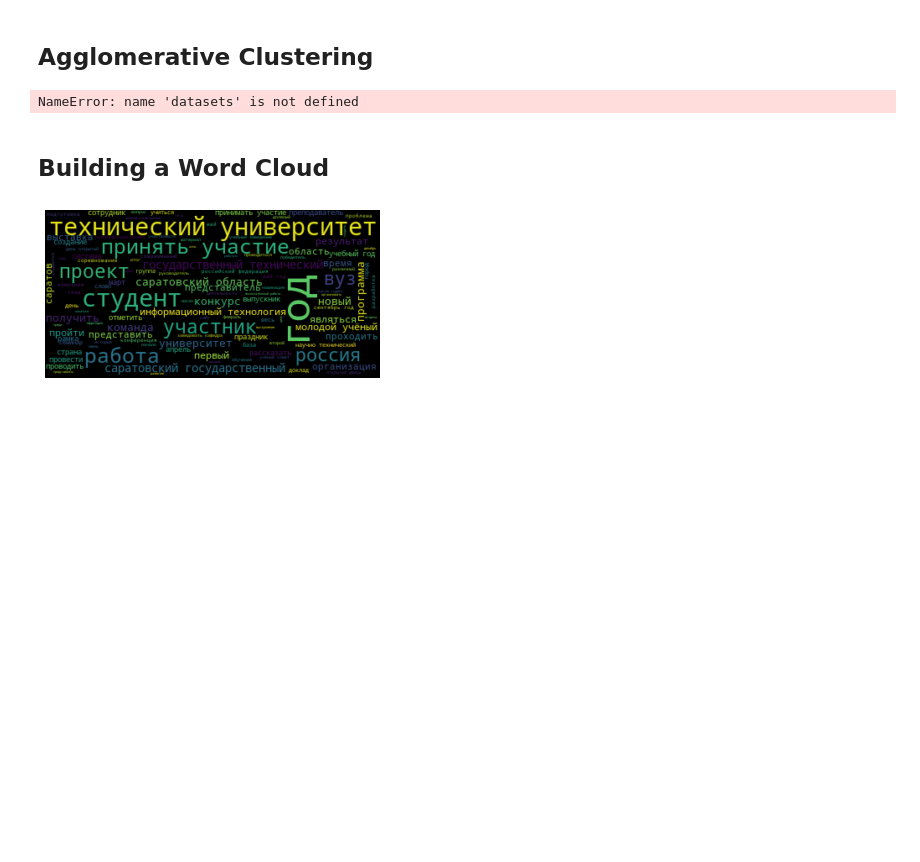
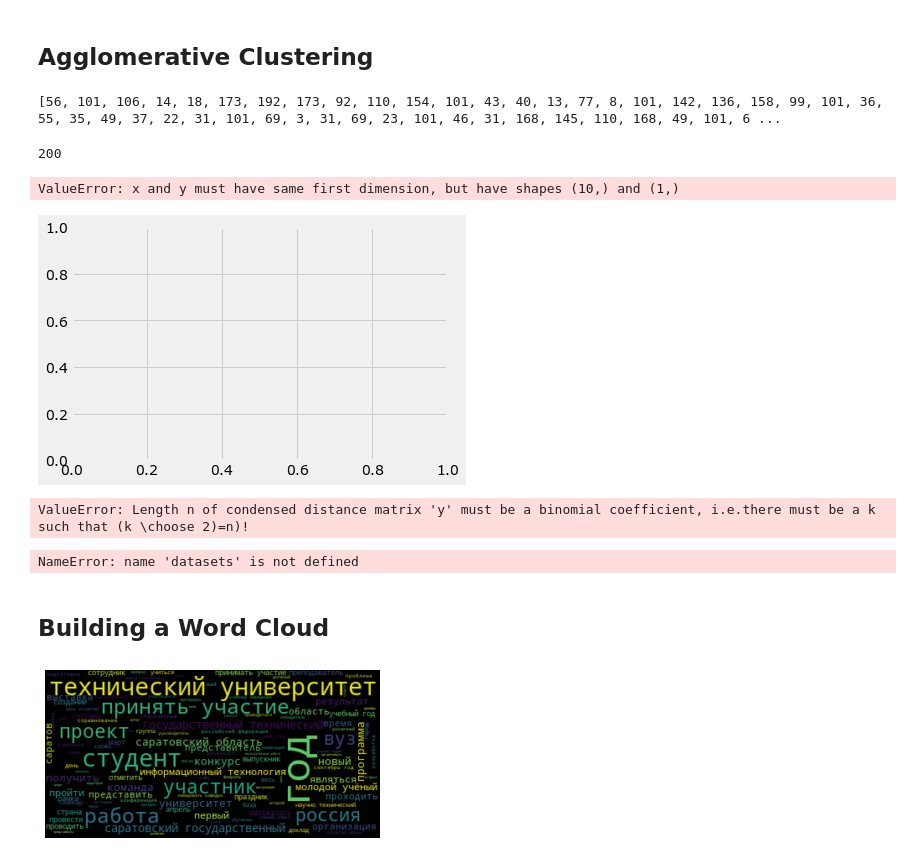
Before and after one commit to SirKarib/Fine-grained-Clustering, a Jupyter notebook: Fine_grained_clustering.ipynb, the cells around one changed output. Drawn from its saved outputs; the diff is of its cells as text; code cells hidden in the pictures; blank space fills up the shorter version.

Commit message:
add item count in clusters, refactor

```diff
--- a/Fine_grained_clustering.ipynb
+++ b/Fine_grained_clustering.ipynb
@@ -53,6 +35,45 @@ model = AgglomerativeClustering(n_clusters=6, affinity='cosine', linkage='comple
 preds = model.fit_predict(matrix.toarray())
 # %%
-#print(list(preds))
+print(list(preds))
+# %% [output]
+[56, 101, 106, 14, 18, 173, 192, 173, 92, 110, 154, 101, 43, 40, 13, 77, 8, 101, 142, 136, 158, 99, 101, 36, 55, 35, 49, 37, 22, 31, 101, 69, 3, 31, 69, 23, 101, 46, 31, 168, 145, 110, 168, 49, 101, 6 ...
+# %%
+import matplotlib.pyplot as plt
+
+%matplotlib inline
+plt.rc('font', family='Verdana')
+# %%
+from collections import Counter
+#dict(Counter(preds)).values()
+#dict(Counter(preds)).items()
+len(list(dict(Counter(preds)).keys()))
+# %% [output]
+200
+# %%
+sse = 200
+
+plt.style.use("fivethirtyeight")
+plt.plot(range(1, 11), sse)
+plt.xticks(range(1, 11))
+plt.xlabel("Number of Clusters")
+plt.ylabel("SSE")
+plt.show()
+# %% [output]
+ValueError: x and y must have same first dimension, but have shapes (10,) and (1,)
+[figure, added]
+# %%
+from scipy.cluster.hierarchy import dendrogram, ward, complete
+
+linkage_array = ward(preds)
+
+# строим дендрограмму для linkage_array содержащего расстояния между кластерами
+plt.figure(figsize=(20, 5))
+dendrogram(linkage_array, p=7, truncate_mode='level', no_labels=True)
+
+plt.xlabel("Индекс примера")
+plt.ylabel("Кластерное расстояние")
+# %% [output]
+ValueError: Length n of condensed distance matrix 'y' must be a binomial coefficient, i.e.there must be a k such that (k \choose 2)=n)!
 # %%
 from sklearn import metrics
 
```
Also changed, not shown: parts of 2 cells of this notebook, 1 other file.
